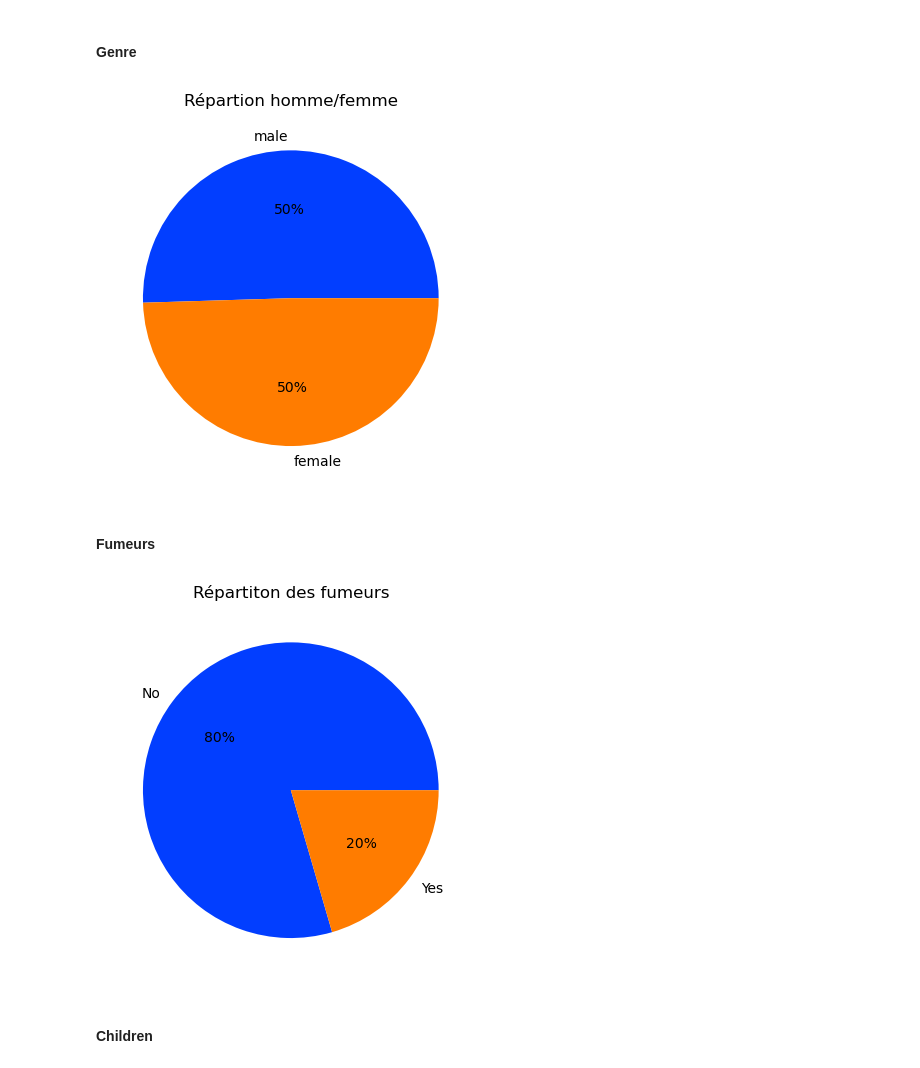
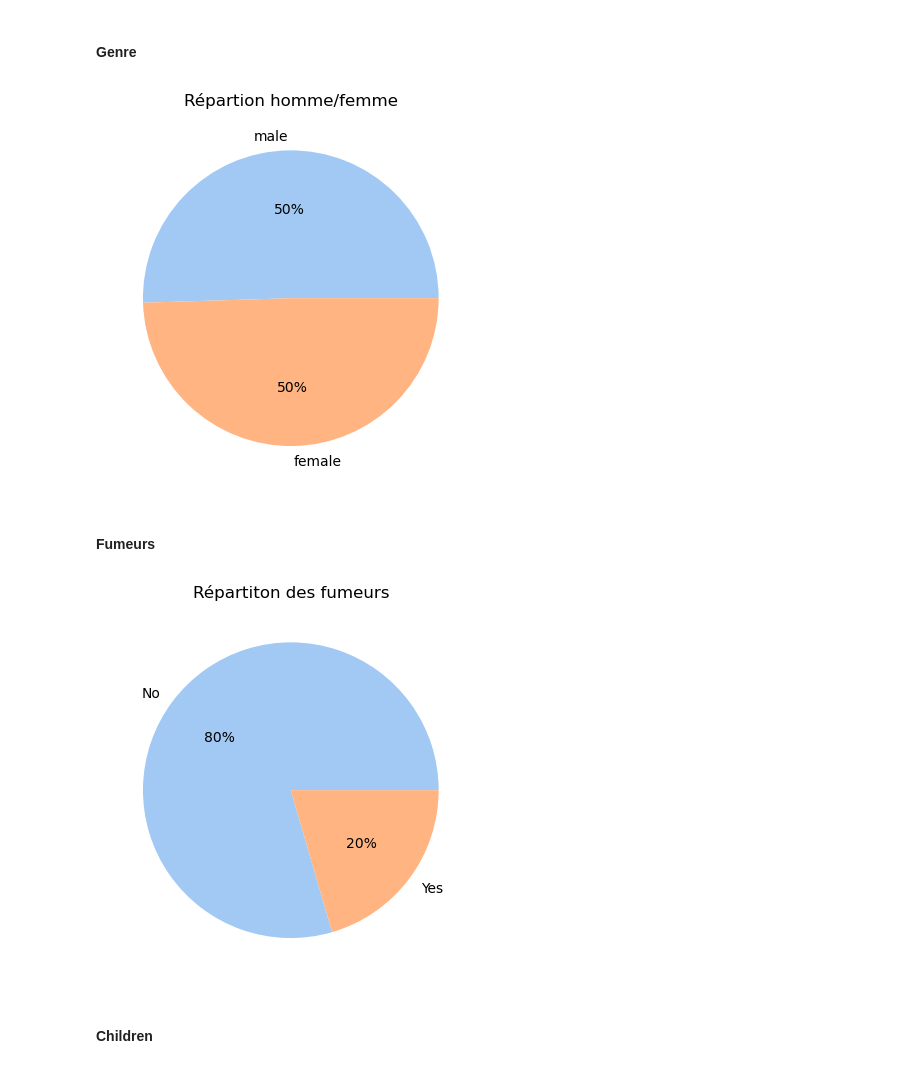
Before and after one commit to EliasMez/assurance, a Jupyter notebook: analyse.ipynb, the cells around one changed output. Cells and saved outputs as stored; diff of their text form; code cells hidden in the pictures.

```diff
--- a/analyse.ipynb
+++ b/analyse.ipynb
@@ -38,23 +38,23 @@ df_assurance.head()
 # %% [markdown]
 #### Genre
 # %%
-colors = sns.color_palette('bright')
+colors = sns.color_palette('pastel')
 labels=['male','female']
 plt.pie(df_assurance['sex'].value_counts(), colors = colors, labels=labels, autopct = '%0.0f%%')
 plt.title('Répartion homme/femme')
 plt.show()
 # %% [output]
-[figure, old version]
+[figure, new version]
 # %% [markdown]
 #### Fumeurs
 # %%
-colors = sns.color_palette('bright')
+colors = sns.color_palette('pastel')
 labels=['No','Yes']
 plt.pie(df_assurance['smoker'].value_counts(), colors = colors, labels=labels, autopct = '%0.0f%%')
 plt.title('Répartiton des fumeurs')
 plt.show()
 # %% [output]
-[figure, old version]
+[figure, new version]
 # %% [markdown]
 #### Children
 # %%
```
Also changed, not shown: parts of 1 cell of this notebook.
